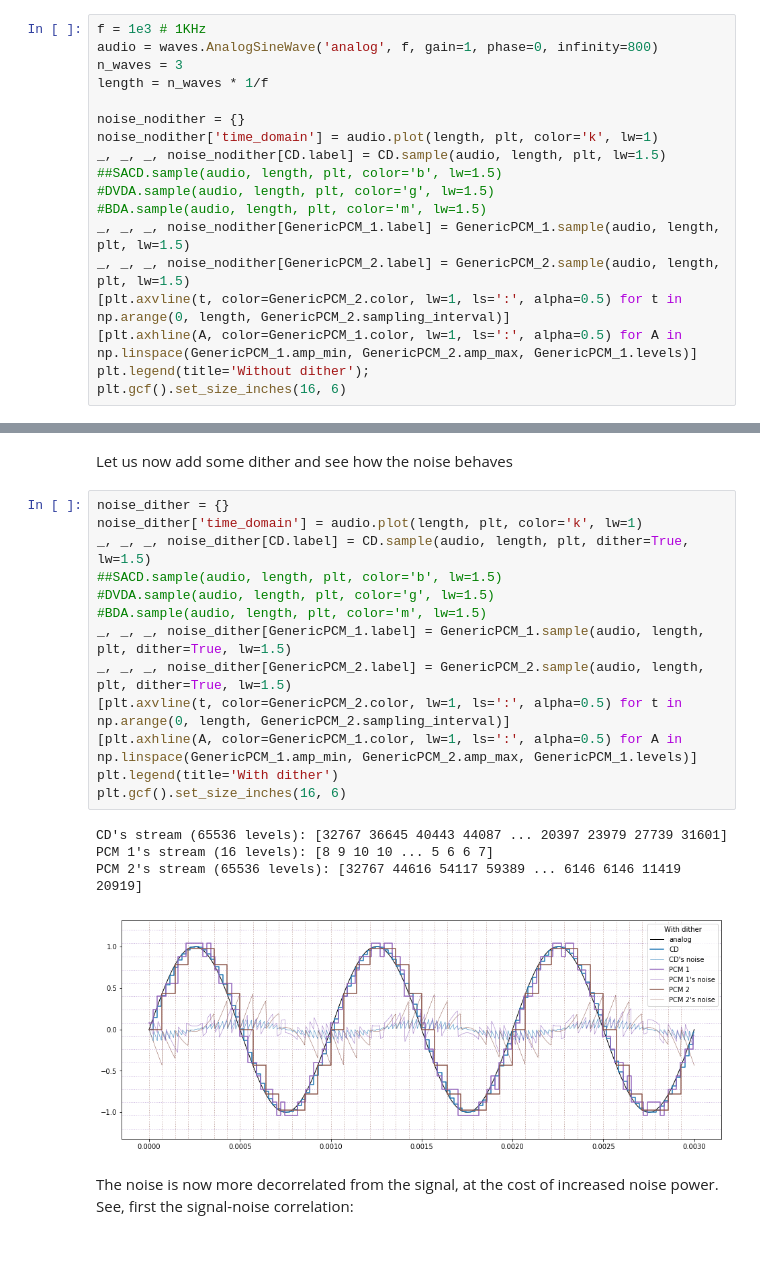
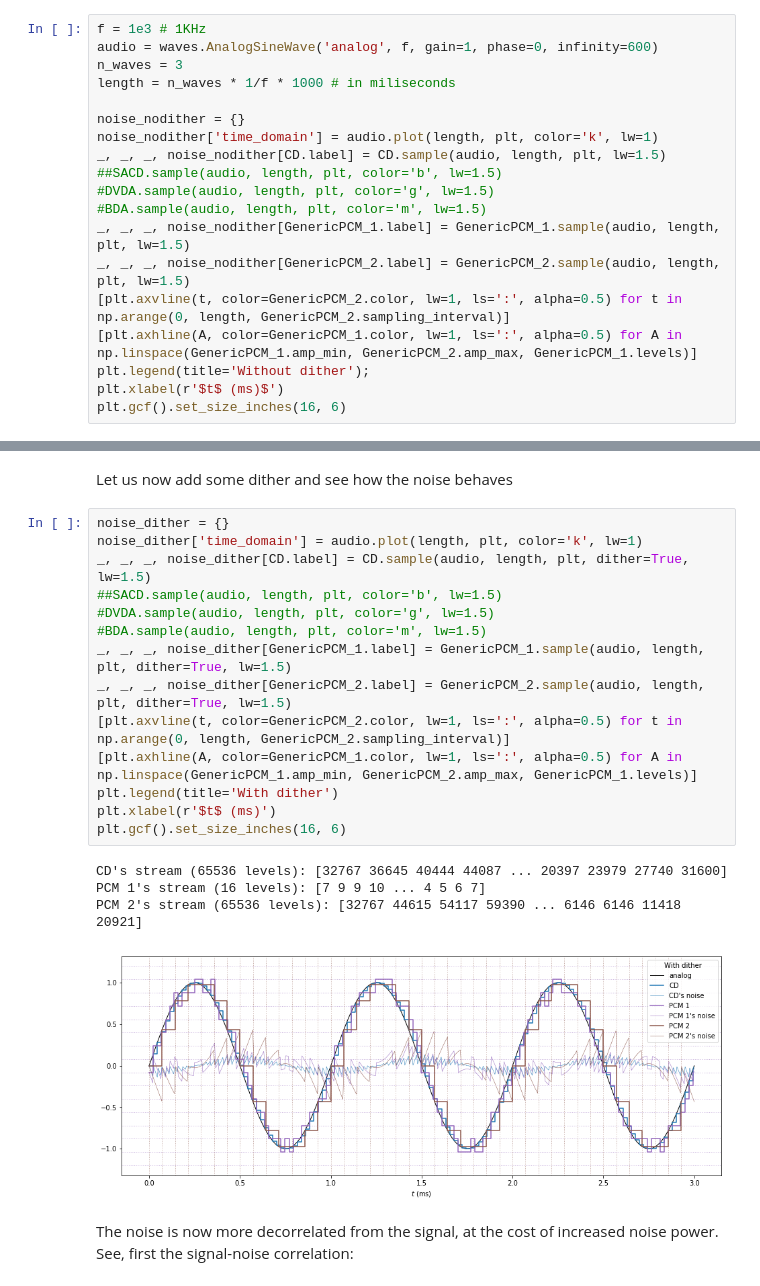
Before and after one commit to marcondos/signal, a Jupyter notebook: sampling.ipynb, the cells around one changed output, grey strips where cells are left out. Drawn from its saved outputs; the diff is of its cells as text; blank space fills up the shorter version.

Commit message:
time in miliseconds and axes labels

```diff
--- a/sampling.ipynb
+++ b/sampling.ipynb
@@ -31,9 +31,9 @@ GenericPCM_1 = waves.PCMSampler('PCM 1', 44100, 4) # Same CD frequency, lower re
 GenericPCM_2 = waves.PCMSampler('PCM 2', 14000, 16) # Same CD resolution, lower frequency
 # %%
 f = 1e3 # 1KHz
-audio = waves.AnalogSineWave('analog', f, gain=1, phase=0, infinity=800)
+audio = waves.AnalogSineWave('analog', f, gain=1, phase=0, infinity=600)
 n_waves = 3
-length = n_waves * 1/f
+length = n_waves * 1/f * 1000 # in miliseconds
 
 noise_nodither = {}
 noise_nodither['time_domain'] = audio.plot(length, plt, color='k', lw=1)
@@ -46,6 +46,7 @@ _, _, _, noise_nodither[GenericPCM_2.label] = GenericPCM_2.sample(audio, length,
 [plt.axvline(t, color=GenericPCM_2.color, lw=1, ls=':', alpha=0.5) for t in np.arange(0, length, GenericPCM_2.sampling_interval)]
 [plt.axhline(A, color=GenericPCM_1.color, lw=1, ls=':', alpha=0.5) for A in np.linspace(GenericPCM_1.amp_min, GenericPCM_2.amp_max, GenericPCM_1.levels)]
 plt.legend(title='Without dither');
+plt.xlabel(r'$t$ (ms)$')
 plt.gcf().set_size_inches(16, 6)
 # %% [output]
 CD's stream (65536 levels): [32767 36645 40444 44087 ... 20397 23979 27739 31601]
@@ -57,21 +58,22 @@ Let us now add some dither and see how the noise behaves
 # %%
 noise_dither = {}
 noise_dither['time_domain'] = audio.plot(length, plt, color='k', lw=1)
 _, _, _, noise_dither[CD.label] = CD.sample(audio, length, plt, dither=True, lw=1.5)
 ##SACD.sample(audio, length, plt, color='b', lw=1.5)
 #DVDA.sample(audio, length, plt, color='g', lw=1.5)
 #BDA.sample(audio, length, plt, color='m', lw=1.5)
 _, _, _, noise_dither[GenericPCM_1.label] = GenericPCM_1.sample(audio, length, plt, dither=True, lw=1.5)
 _, _, _, noise_dither[GenericPCM_2.label] = GenericPCM_2.sample(audio, length, plt, dither=True, lw=1.5)
 [plt.axvline(t, color=GenericPCM_2.color, lw=1, ls=':', alpha=0.5) for t in np.arange(0, length, GenericPCM_2.sampling_interval)]
 [plt.axhline(A, color=GenericPCM_1.color, lw=1, ls=':', alpha=0.5) for A in np.linspace(GenericPCM_1.amp_min, GenericPCM_2.amp_max, GenericPCM_1.levels)]
 plt.legend(title='With dither')
+plt.xlabel(r'$t$ (ms)')
 plt.gcf().set_size_inches(16, 6)
 # %% [output]
-CD's stream (65536 levels): [32767 36645 40443 44087 ... 20397 23979 27739 31601]
-PCM 1's stream (16 levels): [8 9 10 10 ... 5 6 6 7]
-PCM 2's stream (65536 levels): [32767 44616 54117 59389 ... 6146 6146 11419 20919]
+CD's stream (65536 levels): [32767 36645 40444 44087 ... 20397 23979 27740 31600]
+PCM 1's stream (16 levels): [7 9 9 10 ... 4 5 6 7]
+PCM 2's stream (65536 levels): [32767 44615 54117 59390 ... 6146 6146 11418 20921]
-[figure, old version]
+[figure, new version]
 # %% [markdown]
 The noise is now more decorrelated from the signal, at the cost of increased noise power.
 See, first the signal-noise correlation:
```
Also changed, not shown: parts of 3 cells of this notebook, 1 other file.
